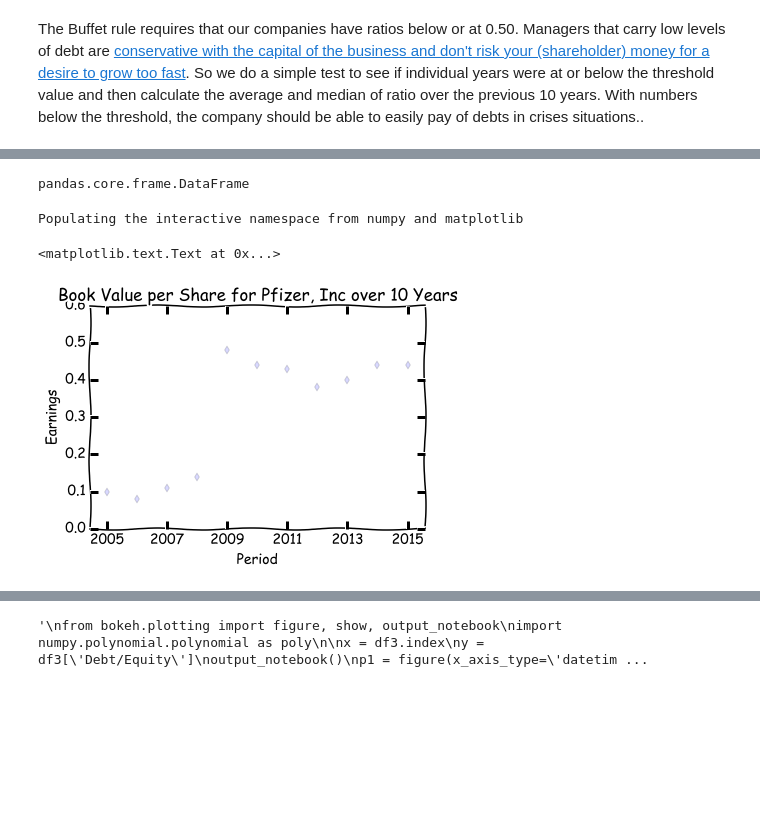
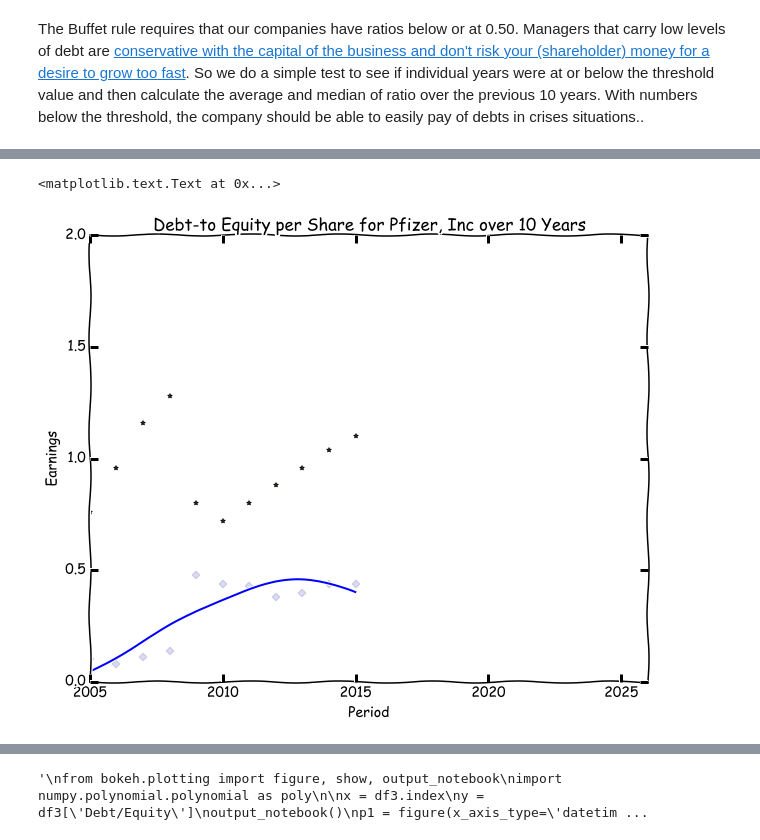
Before and after one commit to linwoodc3/LC3-Creations, a Jupyter notebook: notebooks/securityanalysis/opensourcetool_securityanalsys_pfizer.ipynb, the cells around one changed output, grey strips where cells are left out. Drawn from its saved outputs; the diff is of its cells as text; code cells hidden in the pictures; blank space fills up the shorter version.

Commit message:
Cleaning up the data analysis section

```diff
--- a/notebooks/securityanalysis/opensourcetool_securityanalsys_pfizer.ipynb
+++ b/notebooks/securityanalysis/opensourcetool_securityanalsys_pfizer.ipynb
@@ -253,6 +253,9 @@ data[0].transpose(); # remove the semicolon to see the output
 # %% [markdown]
 The data comes back as a list of dataframes.  We are primed for analyis.  But first, let's get the data we needed.  We want to recreate the data we had in the manual process earlier.  I'll use some intermediate pandas subsetting and slicing.  The [pandas tutorial](http://pandas.pydata.org/pandas-docs/stable/tutorials.html) covers a lot of the techniques I'm using here and more.  We will name our new dataframe, df3.
 # %%
-df3=pd.concat([data[0].transpose()[['Earnings Per Share USD','Dividends USD','Book Value Per Share USD']],data[8].transpose()[['Long-Term Debt']],data[9].transpose()[['Current Ratio','Debt/Equity']]],axis=1)
+df3=pd.concat([data[0].transpose()[['Earnings Per Share USD','Dividends USD','Book Value Per Share USD']],data[8].transpose()[['Long-Term Debt']],data[9].transpose()[['Current Ratio','Debt/Equity']],data[2].transpose()[['Return on Equity %']]],axis=1)
+df3=df3.rename(columns={'Earnings Per Share USD':'EPS', 'Dividends USD':'Dividends', 'Book Value Per Share USD':'BVPerShare',
+       'Long-Term Debt':'LTDebt', 'Current Ratio':'CurrentRatio', 'Debt/Equity':'Debt2Equity','Return on Equity %':'ROE'})
+df3['Year']=[i for i in range(2005,2016,1)]
 df3; # remove the semicolon to see the output
 # %% [markdown]
@@ -334,29 +512,31 @@ df3[['Debt/Equity']]
-# %%
-df3.index=df3.index.to_datetime()
-intday=pd.get_dummies(df3.index)
-type(intday)
-# %% [output]
-pandas.core.frame.DataFrame
 # %%
-%pylab inline
+
 import statsmodels.api as sm
+import numpy.polynomial.polynomial as poly
+
+# There's nothing new under the sun; I modified some code for numpy data fitting.
+# The link is http://docs.scipy.org/doc/numpy/reference/generated/numpy.polyfit.html
+
 
 
 plt.xkcd()
 # security data for fitting
-x = df3.index
-y = df3['Debt/Equity']
+x = df3['Year']
+y = df3['Debt2Equity']
 
-
-plt.scatter(x, y, s=30, alpha=0.15, marker='d')
-
-
+x_new = np.linspace(x[0], x[-1], num=len(x)*10)
+coefs = poly.polyfit(x, y, 3)
+ffit = poly.Polynomial(coefs)
+plt.figure(figsize=(10,8))
+plt.scatter(x, y, s=30, alpha=0.15, marker='D', c='#0a13ea')
+plt.plot(x_new, ffit(x_new))
+plt.scatter(df3['Year'],df3['Dividends'], marker ='*', c='#c1b24f')
 plt.xlabel('Period')
 plt.ylabel('Earnings')
-plt.ylim([.00,.60])
-
-plt.title('Book Value per Share for Pfizer, Inc over 10 Years')
+plt.xlim([2005,2026])
+plt.ylim([0,2])
+plt.title('Debt-to Equity per Share for Pfizer, Inc over 10 Years')
+# security data for fitting
 # %% [output]
-Populating the interactive namespace from numpy and matplotlib
+<matplotlib.text.Text at 0x...>
-<matplotlib.text.Text at 0x...>
-[figure, old version]
+[figure, new version]
```
Also changed, not shown: parts of 27 cells of this notebook.
